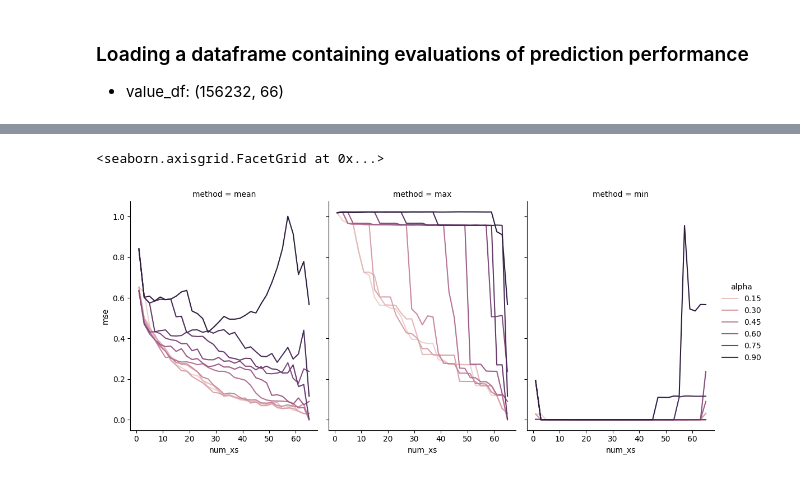
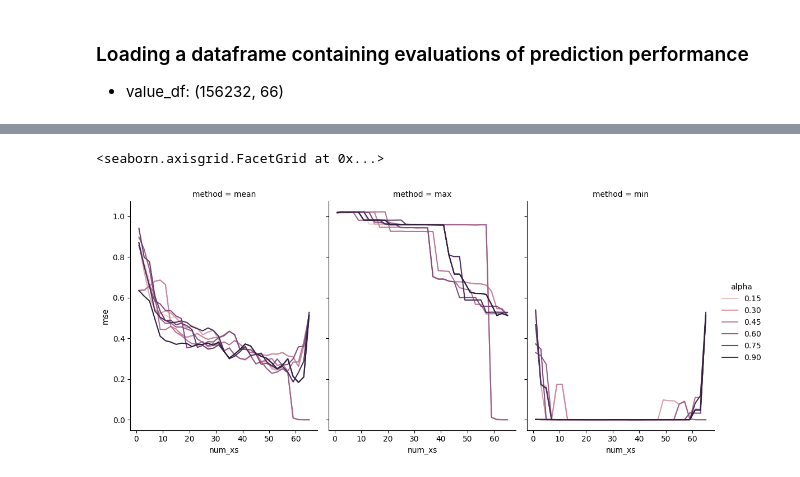
Before and after one commit to dream2globe/graph-study, a Jupyter notebook: notebook/evaluation.ipynb, the cells around one changed output, grey strips where cells are left out. Cells and saved outputs as stored; diff of their text form; code cells hidden in the pictures.

```diff
--- a/notebook/evaluation.ipynb
+++ b/notebook/evaluation.ipynb
@@ -20,9 +20,8 @@ os.chdir(curr_path.parent)  # change working directory to parent path
 ### Loading a dataframe containing evaluations of prediction performance
 - value_df: (156232, 66)
 # %%
-with open("data/evaluation/mse_test.pickle", "rb") as f:
+with open("data/evaluation/mse.pickle", "rb") as f:
     mse_df = pickle.load(f)
-mse_df.to_csv("temp.csv")
 # %%
 mse_df = mse_df.reset_index().drop(["index"], axis=1)
 mse_df.head()
@@ -36,8 +35,10 @@ mse_df.head()
 # %%
-mes_max = mse_df.groupby(by=["alpha", "num_xs"]).max()[["mse"]]
+mes_max = mse_df.groupby(by=["ranker", "alpha", "num_xs"]).max()[["mse"]]
 mes_max["method"] = "max"
-mes_mean = mse_df.groupby(by=["alpha", "num_xs"]).mean()[["mse"]]
+mes_mean = mse_df.groupby(by=["ranker", "alpha", "num_xs"]).mean()[["mse"]]
 mes_mean["method"] = "mean"
-mes_min = mse_df.groupby(by=["alpha", "num_xs"]).min()[["mse"]]
+mes_min = mse_df.groupby(by=["ranker", "alpha", "num_xs"]).min()[["mse"]]
 mes_min["method"] = "min"
 mes_total = pd.concat([mes_mean, mes_max, mes_min])
+mes_total = mes_total.reset_index()
+mes_total["alpha"] = np.around(mes_total["alpha"], decimals=1)
@@ -60,12 +45,12 @@ mes_total.reset_index()
 # %%
 # Plot the lines on two facets
 sns.relplot(
-    data=mes_total,
+    data=mes_total[mes_total["ranker"] == "PageRank"],
     x="num_xs", y="mse",
     hue="alpha", col="method",
     kind="line",
     height=5, aspect=.75, facet_kws=dict(sharex=False),
 )
 # %% [output]
 <seaborn.axisgrid.FacetGrid at 0x...>
-[figure, old version]
+[figure, new version]
```
Also changed, not shown: parts of 5 cells of this notebook, 25 other files.
